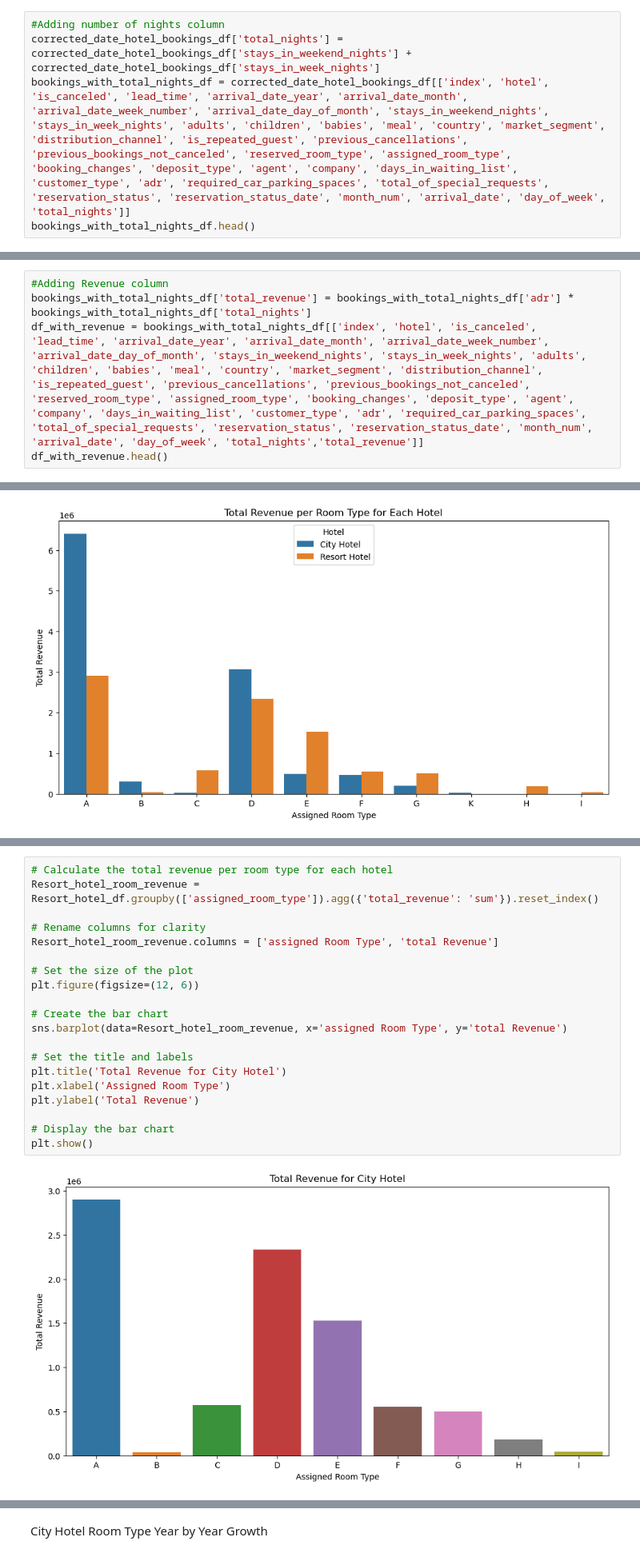
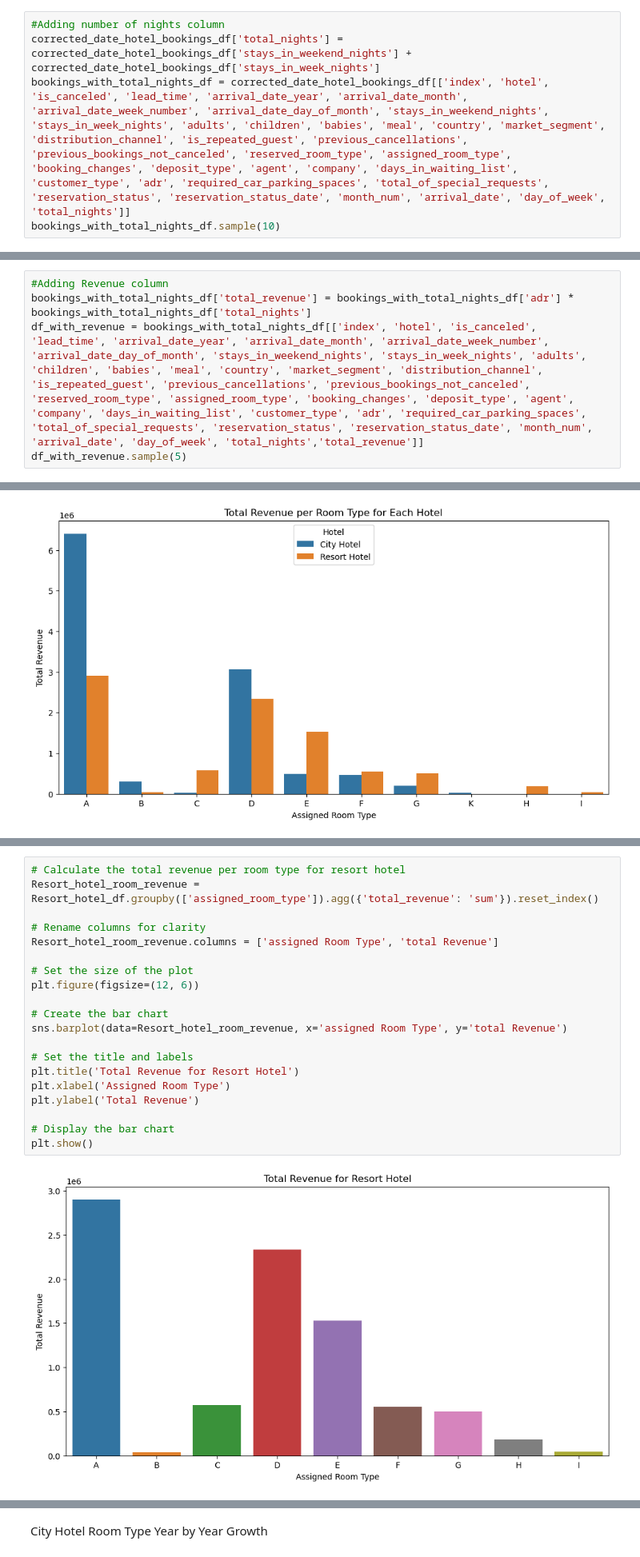
Before and after one commit to pin164/project_1, a Jupyter notebook: Untitled1.ipynb, the cells around one changed output, grey strips where cells are left out. Shown at 80% size. Saved outputs shown, nothing was run; the diff lists cells and outputs as text.

```diff
--- a/Untitled1.ipynb
+++ b/Untitled1.ipynb
@@ -60,6 +37,6 @@ print(column_headings)
 #Adding number of nights column
 corrected_date_hotel_bookings_df['total_nights'] = corrected_date_hotel_bookings_df['stays_in_weekend_nights'] + corrected_date_hotel_bookings_df['stays_in_week_nights']
 bookings_with_total_nights_df = corrected_date_hotel_bookings_df[['index', 'hotel', 'is_canceled', 'lead_time', 'arrival_date_year', 'arrival_date_month', 'arrival_date_week_number', 'arrival_date_day_of_month', 'stays_in_weekend_nights', 'stays_in_week_nights', 'adults', 'children', 'babies', 'meal', 'country', 'market_segment', 'distribution_channel', 'is_repeated_guest', 'previous_cancellations', 'previous_bookings_not_canceled', 'reserved_room_type', 'assigned_room_type', 'booking_changes', 'deposit_type', 'agent', 'company', 'days_in_waiting_list', 'customer_type', 'adr', 'required_car_parking_spaces', 'total_of_special_requests', 'reservation_status', 'reservation_status_date', 'month_num', 'arrival_date', 'day_of_week', 'total_nights']]
-bookings_with_total_nights_df.head()
+bookings_with_total_nights_df.sample(10)
 # %% [output]
 |  | index | hotel | is_canceled | lead_time | arrival_date_year | arrival_date_month | arrival_date_week_number | ... |
@@ -73,6 +55,6 @@ bookings_with_total_nights_df.head()
 #Adding Revenue column
 bookings_with_total_nights_df['total_revenue'] = bookings_with_total_nights_df['adr'] * bookings_with_total_nights_df['total_nights']
 df_with_revenue = bookings_with_total_nights_df[['index', 'hotel', 'is_canceled', 'lead_time', 'arrival_date_year', 'arrival_date_month', 'arrival_date_week_number', 'arrival_date_day_of_month', 'stays_in_weekend_nights', 'stays_in_week_nights', 'adults', 'children', 'babies', 'meal', 'country', 'market_segment', 'distribution_channel', 'is_repeated_guest', 'previous_cancellations', 'previous_bookings_not_canceled', 'reserved_room_type', 'assigned_room_type', 'booking_changes', 'deposit_type', 'agent', 'company', 'days_in_waiting_list', 'customer_type', 'adr', 'required_car_parking_spaces', 'total_of_special_requests', 'reservation_status', 'reservation_status_date', 'month_num', 'arrival_date', 'day_of_week', 'total_nights','total_revenue']]
-df_with_revenue.head()
+df_with_revenue.sample(5)
 # %% [output]
 |  | index | hotel | is_canceled | lead_time | arrival_date_year | arrival_date_month | arrival_date_week_number | ... |
@@ -166,26 +148,26 @@ Resort_hotel_df.sample(10)
 10 rows × 38 columns
 # %%
-# Calculate the total revenue per room type for each hotel
+# Calculate the total revenue per room type for resort hotel
 Resort_hotel_room_revenue = Resort_hotel_df.groupby(['assigned_room_type']).agg({'total_revenue': 'sum'}).reset_index()
 
 # Rename columns for clarity
 Resort_hotel_room_revenue.columns = ['assigned Room Type', 'total Revenue']
 
 # Set the size of the plot
 plt.figure(figsize=(12, 6))
 
 # Create the bar chart
 sns.barplot(data=Resort_hotel_room_revenue, x='assigned Room Type', y='total Revenue')
 
 # Set the title and labels
-plt.title('Total Revenue for City Hotel')
+plt.title('Total Revenue for Resort Hotel')
 plt.xlabel('Assigned Room Type')
 plt.ylabel('Total Revenue')
 
 # Display the bar chart
 plt.show()
 # %% [output]
-[figure, old version]
+[figure, new version]
 # %%
 # finding the percentage of booking cancelled
 # Filter out canceled bookings
```
Also changed, not shown: parts of 12 cells of this notebook.
